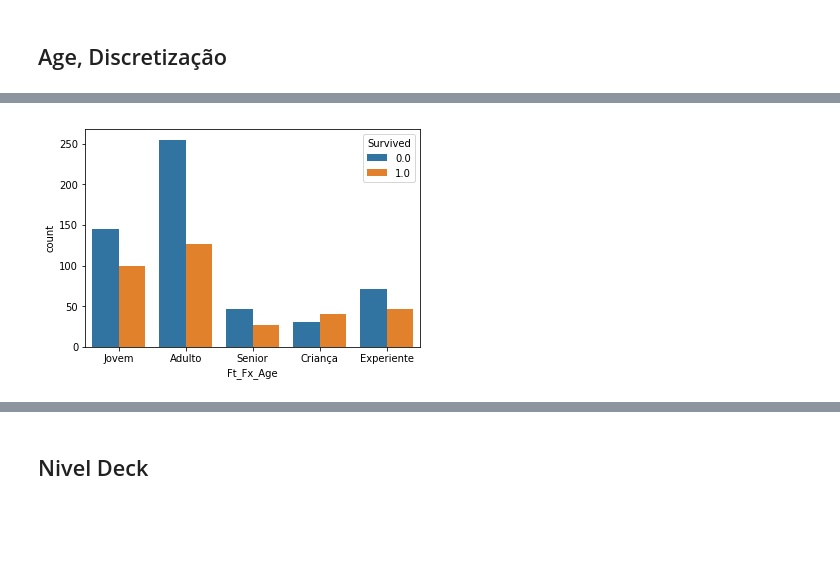
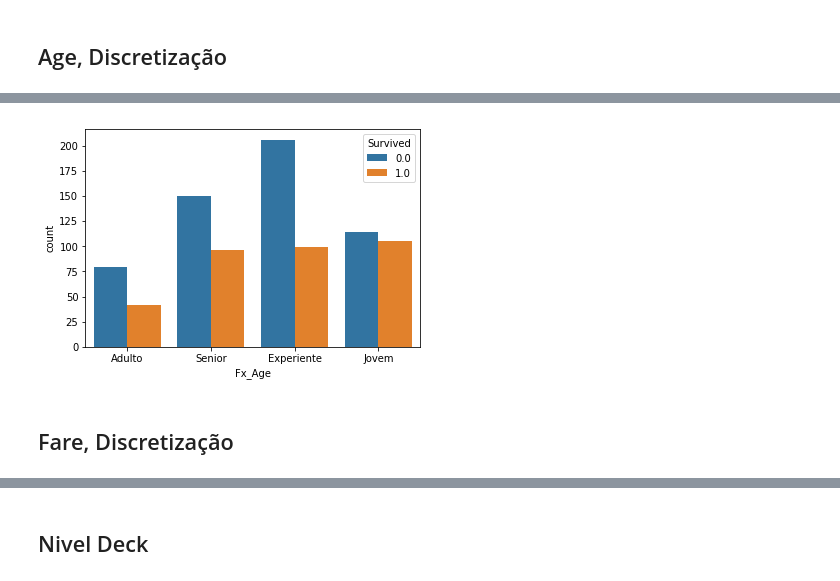
Before and after one commit to Pantoja87/Titanic-Disaster, a Jupyter notebook: TITANIC.ipynb, the cells around one changed output, grey strips where cells are left out. Drawn from its saved outputs; the diff is of its cells as text; code cells hidden in the pictures; blank space fills up the shorter version.

```diff
--- a/TITANIC.ipynb
+++ b/TITANIC.ipynb
@@ -555,12 +570,12 @@ Pai = mãe, pai
 Criança = filha, filho, enteada, enteado
 Algumas crianças viajavam apenas com uma babá, portanto parch = 0 para elas.
 # %%
-titanic.loc[titanic.Title=='Mrs'  ,'Ft_Civil'] ='M_Casada'
-titanic.loc[(titanic.SibSp==0)&(titanic.Parch==0)&(titanic.Title=='Miss') ,'Ft_Civil'] ='M_Solteira'
-titanic.loc[(titanic.SibSp==0)&(titanic.Parch==0)&(titanic.Title=='Ms')   ,'Ft_Civil'] ='M_Solteira'
-titanic.loc[(titanic.SibSp==0)&(titanic.Parch==0)&(titanic.Title=='Mr')   ,'Ft_Civil'] ='H_Solteiro'
+titanic.loc[titanic.Title=='Mrs'  ,'Ft_Civil'] ='casada'
+titanic.loc[(titanic.SibSp==0)&(titanic.Parch==0)&(titanic.Title=='Miss') ,'Ft_Civil'] ='solteira'
+titanic.loc[(titanic.SibSp==0)&(titanic.Parch==0)&(titanic.Title=='Ms')   ,'Ft_Civil'] ='solteira'
+titanic.loc[(titanic.SibSp==0)&(titanic.Parch==0)&(titanic.Title=='Mr')   ,'Ft_Civil'] ='solteiro'
 # %%
-titanic.loc[titanic.Ft_Civil.isna(),'Ft_Civil']='N_declarado'
+titanic.loc[titanic.Ft_Civil.isna(),'Ft_Civil']='NA'
 # %%
 titanic[(titanic.Ft_Sobrenome=='Gustafsson')]
 # %% [output]
@@ -632,16 +655,13 @@ ax = sns.scatterplot(x="Age", y="Fare", hue='Ft_Civil', data=titanic)
 # %%
-titanic.loc[titanic.Age  <  12,'Ft_Fx_Age'] = 'Criança'
-
-titanic.loc[(titanic.Age >= 12) & (titanic.Age < 25),'Ft_Fx_Age']  = 'Jovem'
-
-titanic.loc[(titanic.Age >= 25) & (titanic.Age < 40),'Ft_Fx_Age']  = 'Adulto'
-
-titanic.loc[(titanic.Age >= 40) & (titanic.Age < 50),'Ft_Fx_Age']  = 'Experiente'
-
-titanic.loc[titanic.Age  >= 50 ,'Ft_Fx_Age'] = 'Senior'
+titanic.loc[titanic.Age  <  21,'Fx_Age'] = 'Jovem'
+titanic.loc[(titanic.Age >= 21) & (titanic.Age < 26),'Fx_Age']  = 'Adulto'
+titanic.loc[(titanic.Age >= 26) & (titanic.Age < 36),'Fx_Age']    = 'Experiente'
+titanic.loc[titanic.Age  >= 36 ,'Fx_Age'] = 'Senior'
 # %%
 p = sns.countplot(data=titanic,
-                  x = 'Ft_Fx_Age',
+                  x = 'Fx_Age',
                   hue = 'Survived')
 # %% [output]
-[figure, old version]
+[figure, new version]
+# %% [markdown]
+## Fare, Discretização
```
Also changed, not shown: parts of 43 cells of this notebook.
